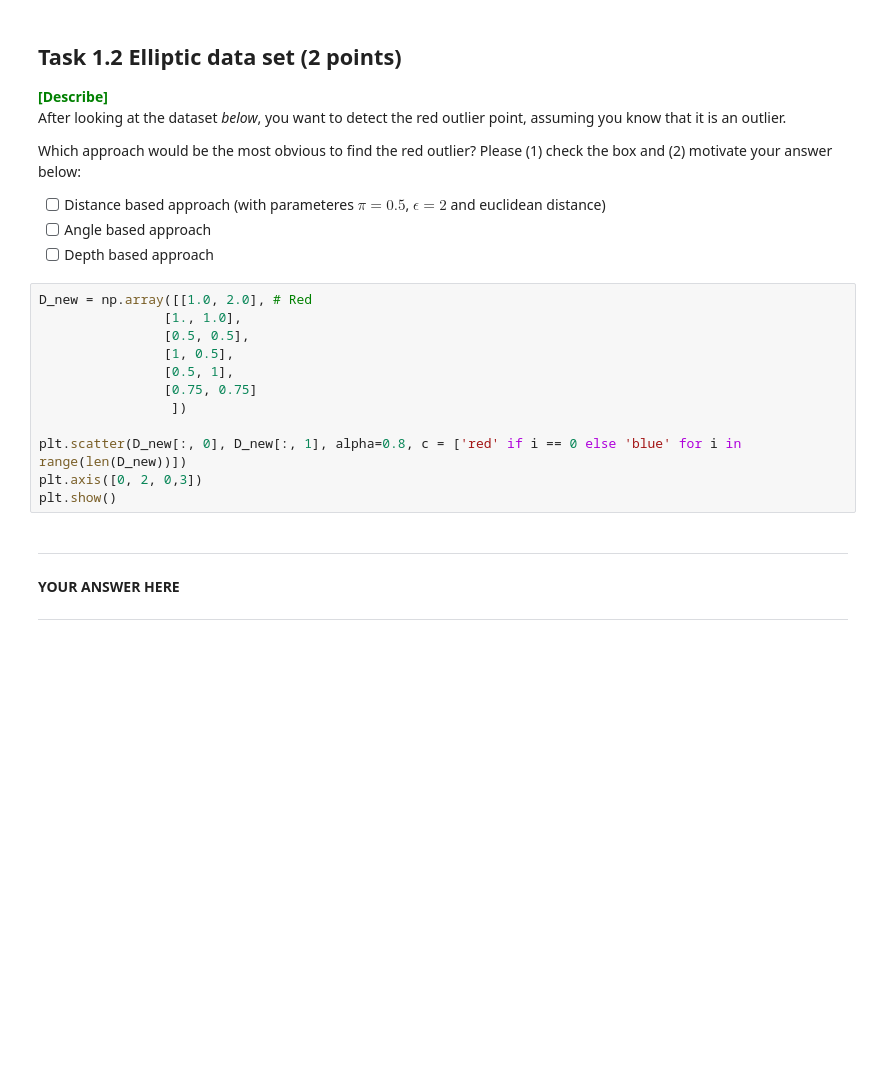
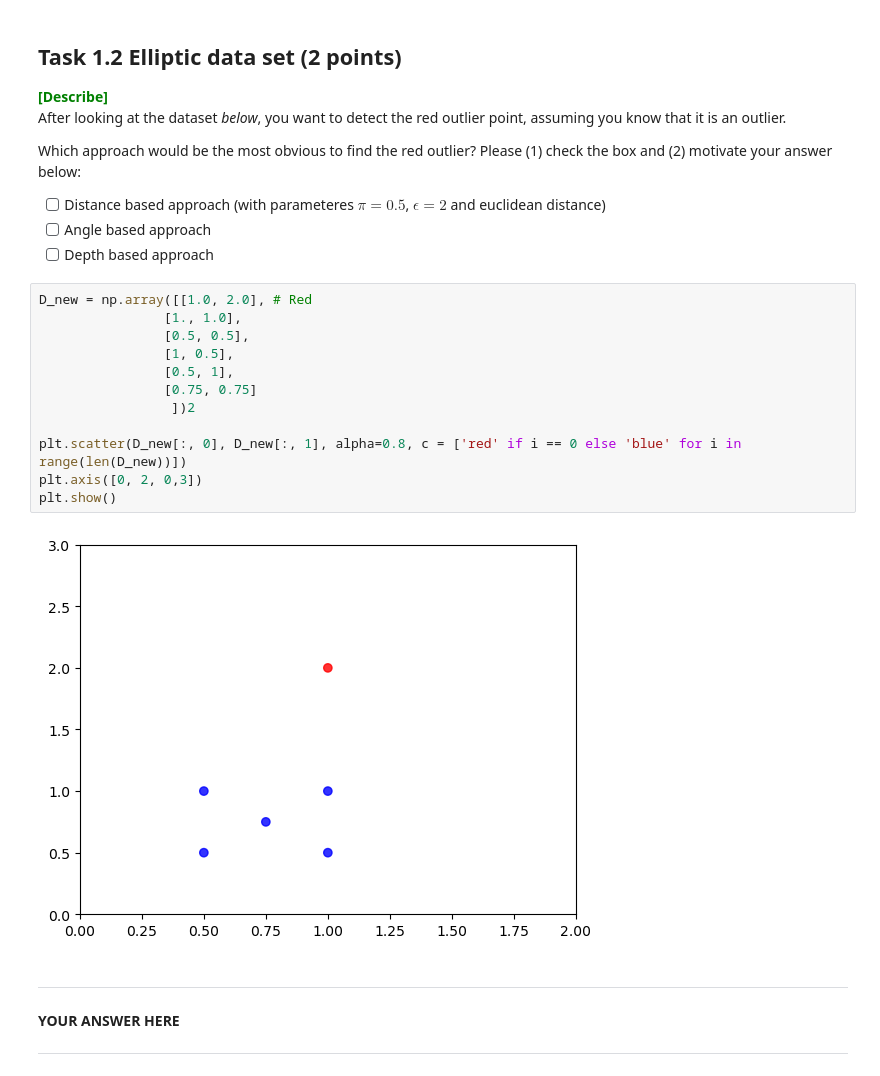
Before and after one commit to annesparks/dm23_handins, a Jupyter notebook: handins/handin1.ipynb, the cells around one changed output. Drawn from its saved outputs; the diff is of its cells as text; blank space fills up the shorter version.

```diff
--- a/handins/handin1.ipynb
+++ b/handins/handin1.ipynb
@@ -123,15 +141,17 @@ Which approach would be the most obvious to find the red outlier? Please (1) che
 # %%
 D_new = np.array([[1.0, 2.0], # Red
                 [1., 1.0],
                 [0.5, 0.5],
                 [1, 0.5],
                 [0.5, 1],
                 [0.75, 0.75]
-                 ])
+                 ])2
 
 plt.scatter(D_new[:, 0], D_new[:, 1], alpha=0.8, c = ['red' if i == 0 else 'blue' for i in range(len(D_new))])
 plt.axis([0, 2, 0,3])
 plt.show()
+# %% [output]
+[figure, added]
 # %% [markdown]
 *******************
 **YOUR ANSWER HERE**
```
Also changed, not shown: parts of 8 cells of this notebook, 1 other file.
